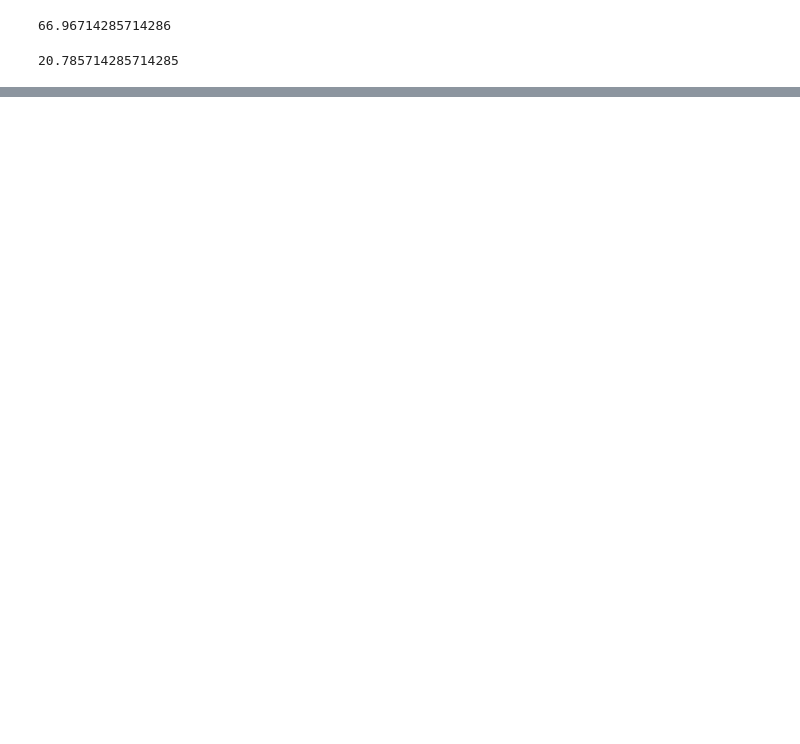
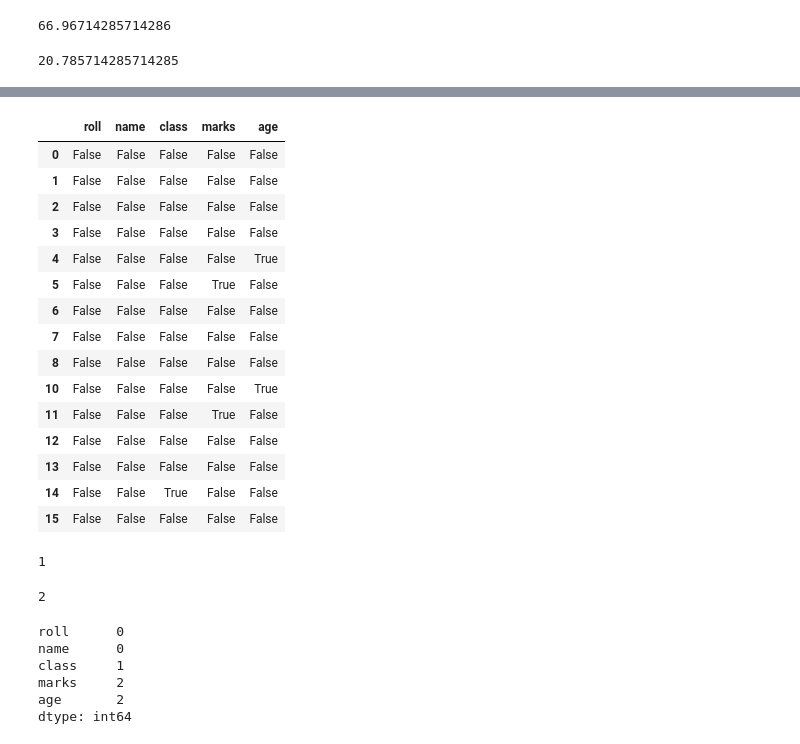
Before and after one commit to suryarai-ai/surya_rai_python, a Jupyter notebook: 24.Data Cleaning.ipynb, the cells around one changed output, grey strips where cells are left out. Drawn from its saved outputs; the diff is of its cells as text; code cells hidden in the pictures; blank space fills up the shorter version.

```diff
--- a/24.Data Cleaning.ipynb
+++ b/24.Data Cleaning.ipynb
@@ -59,0 +195,36 @@ df['age'].mean()
+# %%
+df.isnull()
+# %% [output]
+|  | roll | name | class | marks | age |
+| 0 | False | False | False | False | False |
+| 1 | False | False | False | False | False |
+| 2 | False | False | False | False | False |
+| 3 | False | False | False | False | False |
+| 4 | False | False | False | False | True |
+| 5 | False | False | False | True | False |
+| 6 | False | False | False | False | False |
+| 7 | False | False | False | False | False |
+| 8 | False | False | False | False | False |
+| 10 | False | False | False | False | True |
+| 11 | False | False | False | True | False |
+| 12 | False | False | False | False | False |
+| 13 | False | False | False | False | False |
+| 14 | False | False | True | False | False |
+| 15 | False | False | False | False | False |
+# %%
+False+ True
+# %% [output]
+1
+# %%
+True+ True
+# %% [output]
+2
+# %%
+df.isnull().sum()
+# %% [output]
+roll      0
+name      0
+class     1
+marks     2
+age       2
+dtype: int64
```
Also changed, not shown: parts of 28 cells of this notebook, 6 other files.
